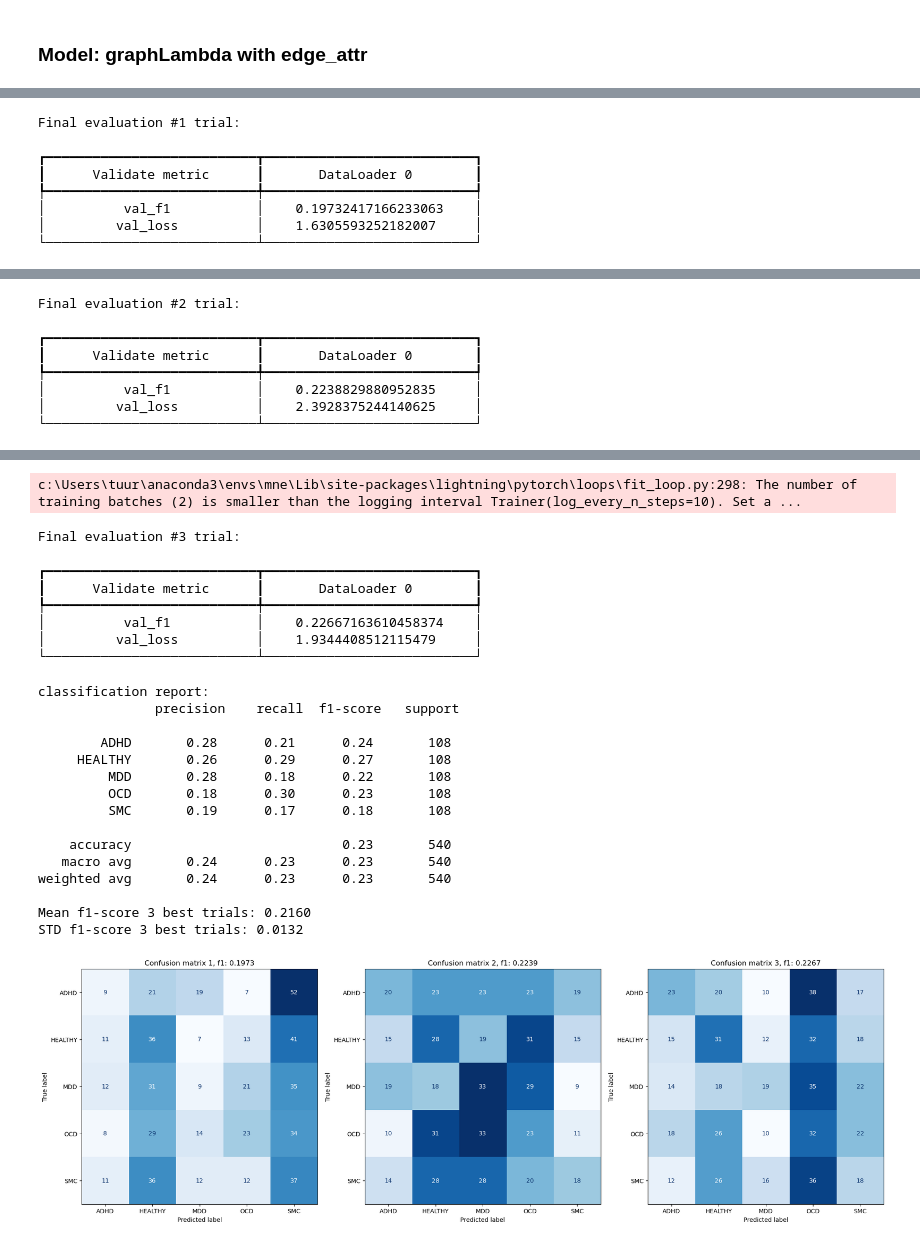
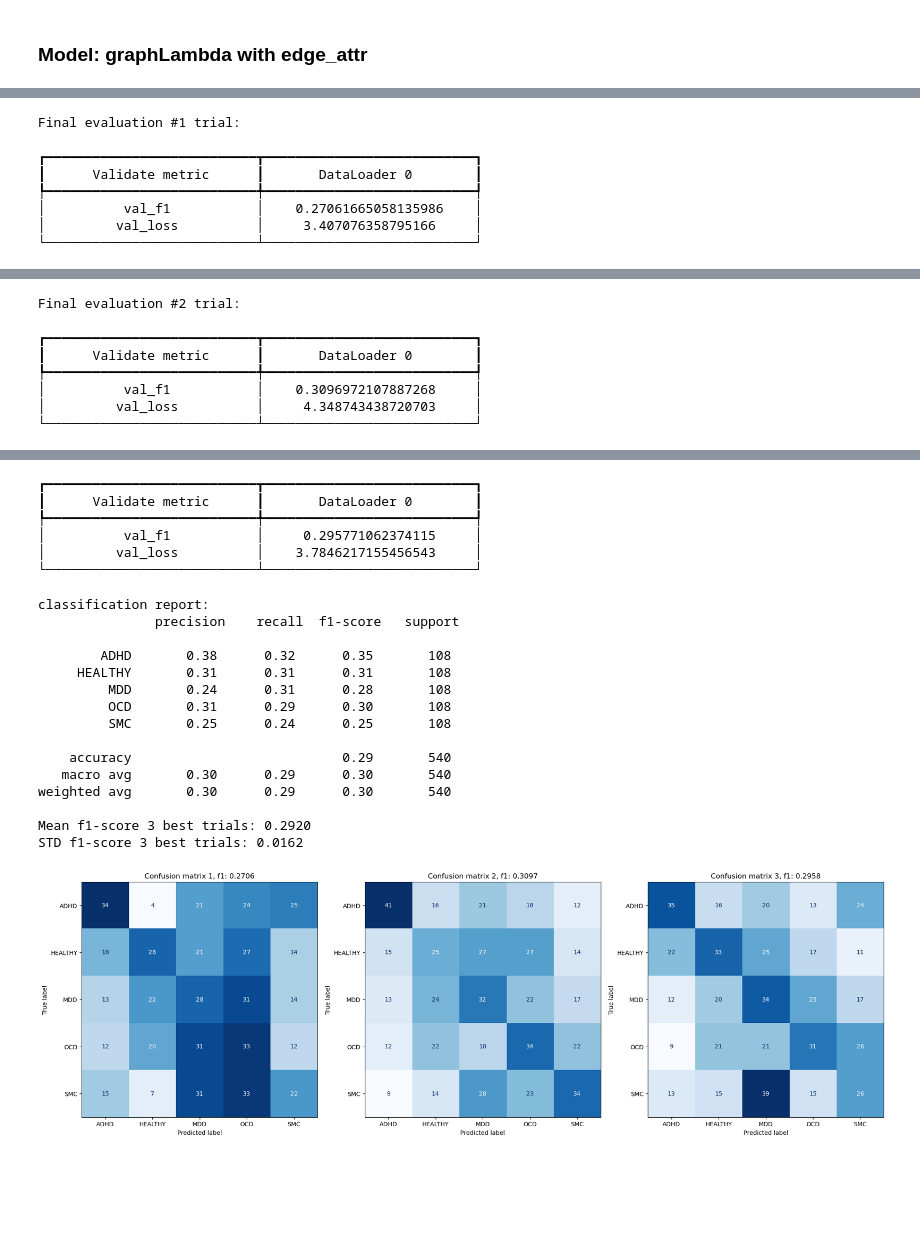
Before and after one commit to TSmolders/Internship_EEG, a Jupyter notebook: 7c_gcn_multiclass_classification.ipynb, the cells around one changed output, grey strips where cells are left out. Drawn from its saved outputs; the diff is of its cells as text; code cells hidden in the pictures; blank space fills up the shorter version.

```diff
--- a/7c_gcn_multiclass_classification.ipynb
+++ b/7c_gcn_multiclass_classification.ipynb
@@ -1914,7 +1913,7 @@ plt.show()
 ### Model: standard GCN
 # %%
 # import best trials from tuning
-df_trials_wo_edge_attrs = pd.read_pickle(r'tuning_results\ratio_results_stand_GCN_trials.pkl')
+df_trials_wo_edge_attrs = pd.read_pickle('ratio_results_stand_GCN_trials.pkl')
 df_trials_wo_edge_attrs = df_trials_wo_edge_attrs.sort_values('value', ascending=False).head(3)
 df_trials_wo_edge_attrs
 # %% [output]
@@ -2068,7 +2067,7 @@ STD f1-score 3 best trials: 0.0044
 ### Model: graphLambda without edge_attr
 # %%
 # import best trials from tuning
-ratio_df_trials_wo_edge_attrs = pd.read_pickle(r'tuning_results\ratio_results_wo_edge_attrs_trials.pkl')
+ratio_df_trials_wo_edge_attrs = pd.read_pickle('ratio_results_wo_edge_attrs_trials.pkl')
 ratio_df_trials_wo_edge_attrs = ratio_df_trials_wo_edge_attrs.sort_values('value', ascending=False).head(3)
 ratio_df_trials_wo_edge_attrs
 # %% [output]
@@ -2103,7 +2102,7 @@ for num, trial in enumerate(ratio_df_trials_wo_edge_attrs.iterrows()):
     fc_layers = trial[1]['params_fc_layers']
     dropout = trial[1]['params_dropout']
     batch_size = trial[1]['params_batch_size']
-
+    n_epochs = batch_size * 4
     # use best parameters from optuna
     model = graphLambda_wo_edge_attr(learning_rate=learning_rate, optimizer_name=optimizer_name, fc_layers=fc_layers, dropout=dropout)
 
@@ -2123,11 +2122,11 @@ for num, trial in enumerate(ratio_df_trials_wo_edge_attrs.iterrows()):
 
     trainer = Trainer(callbacks=[checkpoint_callback, ModelSummary(max_depth=0)],
                     accelerator='gpu',
-                    max_epochs=800,
+                    max_epochs=n_epochs,
                     enable_progress_bar=False,
                     check_val_every_n_epoch=10,
                     log_every_n_steps=10,
-                    deterministic=True,
+                    deterministic=False,
                     )
 
     trainer.fit(model, train_loader, val_loader)
@@ -2222,7 +2221,7 @@ STD f1-score 3 best trials: 0.0220
 ### Model: graphLambda with edge_attr
 # %%
 # import best trials from tuning
-ratio_df_trials_w_edge_attrs = pd.read_pickle(r'tuning_results\ratio_results_w_edge_attrs_trials.pkl')
+ratio_df_trials_w_edge_attrs = pd.read_pickle('ratio_results_w_edge_attrs_trials.pkl')
 ratio_df_trials_w_edge_attrs = ratio_df_trials_w_edge_attrs.sort_values('value', ascending=False).head(3)
 ratio_df_trials_w_edge_attrs
 # %% [output]
@@ -2257,7 +2256,7 @@ for num, trial in enumerate(ratio_df_trials_w_edge_attrs.iterrows()):
     fc_layers = trial[1]['params_fc_layers']
     dropout = trial[1]['params_dropout']
     batch_size = trial[1]['params_batch_size']
-
+    n_epochs = batch_size * 4
     # use best parameters from optuna
     model = graphLambda_wo_edge_attr(learning_rate=learning_rate, optimizer_name=optimizer_name, fc_layers=fc_layers, dropout=dropout)
 
@@ -2277,11 +2276,11 @@ for num, trial in enumerate(ratio_df_trials_w_edge_attrs.iterrows()):
 
     trainer = Trainer(callbacks=[checkpoint_callback, ModelSummary(max_depth=0)],
                     accelerator='gpu',
-                    max_epochs=800,
+                    max_epochs=n_epochs,
                     enable_progress_bar=False,
                     check_val_every_n_epoch=10,
                     log_every_n_steps=10,
-                    deterministic=True,
+                    deterministic=False,
                     )
 
     trainer.fit(model, train_loader, val_loader)
@@ -2313,8 +2312,8 @@ Final evaluation #1 trial:
 ┏━━━━━━━━━━━━━━━━━━━━━━━━━━━┳━━━━━━━━━━━━━━━━━━━━━━━━━━━┓
 ┃      Validate metric      ┃       DataLoader 0        ┃
 ┡━━━━━━━━━━━━━━━━━━━━━━━━━━━╇━━━━━━━━━━━━━━━━━━━━━━━━━━━┩
-│          val_f1           │    0.19732417166233063    │
-│         val_loss          │    1.6305593252182007     │
+│          val_f1           │    0.27061665058135986    │
+│         val_loss          │     3.407076358795166     │
 └───────────────────────────┴───────────────────────────┘
 classification report:
                precision    recall  f1-score   support
@@ -2333,8 +2332,8 @@ Final evaluation #2 trial:
 ┏━━━━━━━━━━━━━━━━━━━━━━━━━━━┳━━━━━━━━━━━━━━━━━━━━━━━━━━━┓
 ┃      Validate metric      ┃       DataLoader 0        ┃
 ┡━━━━━━━━━━━━━━━━━━━━━━━━━━━╇━━━━━━━━━━━━━━━━━━━━━━━━━━━┩
-│          val_f1           │    0.2238829880952835     │
-│         val_loss          │    2.3928375244140625     │
+│          val_f1           │    0.3096972107887268     │
+│         val_loss          │     4.348743438720703     │
 └───────────────────────────┴───────────────────────────┘
 classification report:
                precision    recall  f1-score   support
@@ -2351,24 +2353,22 @@ weighted avg       0.23      0.23      0.22       540
-c:\Users\tuur\anaconda3\envs\mne\Lib\site-packages\lightning\pytorch\loops\fit_loop.py:298: The number of training batches (2) is smaller than the logging interval Trainer(log_every_n_steps=10). Set a ...
+┏━━━━━━━━━━━━━━━━━━━━━━━━━━━┳━━━━━━━━━━━━━━━━━━━━━━━━━━━┓
+┃      Validate metric      ┃       DataLoader 0        ┃
+┡━━━━━━━━━━━━━━━━━━━━━━━━━━━╇━━━━━━━━━━━━━━━━━━━━━━━━━━━┩
+│          val_f1           │     0.295771062374115     │
+│         val_loss          │    3.7846217155456543     │
+└───────────────────────────┴───────────────────────────┘
-Final evaluation #3 trial:
+classification report:
+               precision    recall  f1-score   support
+
+        ADHD       0.38      0.32      0.35       108
+     HEALTHY       0.31      0.31      0.31       108
+         MDD       0.24      0.31      0.28       108
+         OCD       0.31      0.29      0.30       108
+         SMC       0.25      0.24      0.25       108
+
+    accuracy                           0.29       540
+   macro avg       0.30      0.29      0.30       540
+weighted avg       0.30      0.29      0.30       540
+
+Mean f1-score 3 best trials: 0.2920
+STD f1-score 3 best trials: 0.0162
-┏━━━━━━━━━━━━━━━━━━━━━━━━━━━┳━━━━━━━━━━━━━━━━━━━━━━━━━━━┓
-┃      Validate metric      ┃       DataLoader 0        ┃
-┡━━━━━━━━━━━━━━━━━━━━━━━━━━━╇━━━━━━━━━━━━━━━━━━━━━━━━━━━┩
-│          val_f1           │    0.22667163610458374    │
-│         val_loss          │    1.9344408512115479     │
-└───────────────────────────┴───────────────────────────┘
-classification report:
-               precision    recall  f1-score   support
-
-        ADHD       0.28      0.21      0.24       108
-     HEALTHY       0.26      0.29      0.27       108
-         MDD       0.28      0.18      0.22       108
-         OCD       0.18      0.30      0.23       108
-         SMC       0.19      0.17      0.18       108
-
-    accuracy                           0.23       540
-   macro avg       0.24      0.23      0.23       540
-weighted avg       0.24      0.23      0.23       540
-
-Mean f1-score 3 best trials: 0.2160
-STD f1-score 3 best trials: 0.0132
-[figure, old version]
+[figure, new version]
```
Also changed, not shown: parts of 22 cells of this notebook, 2 other files.
